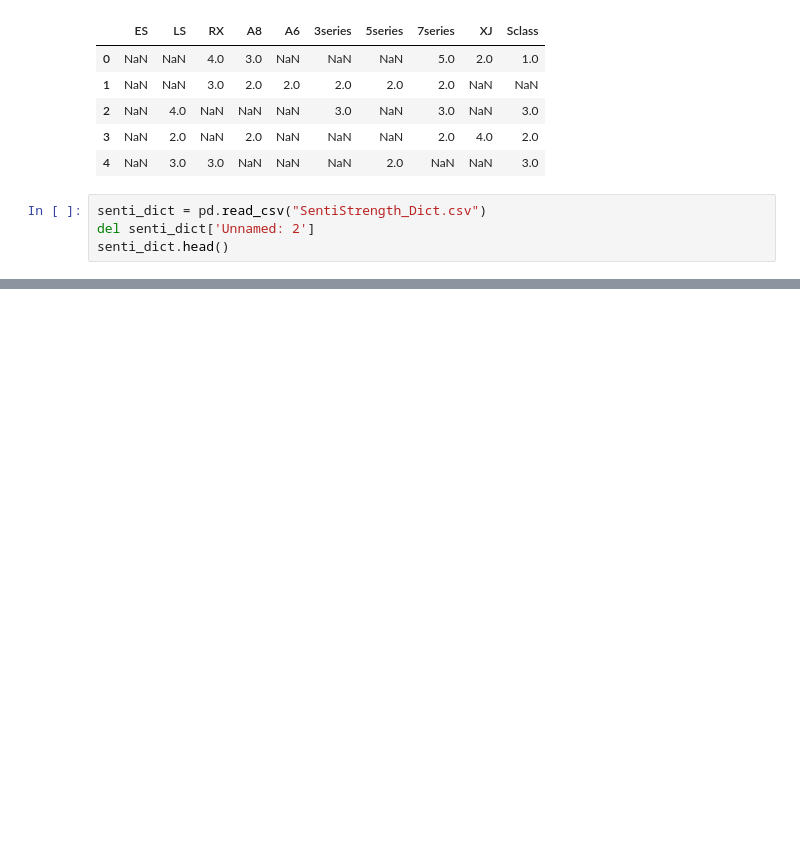
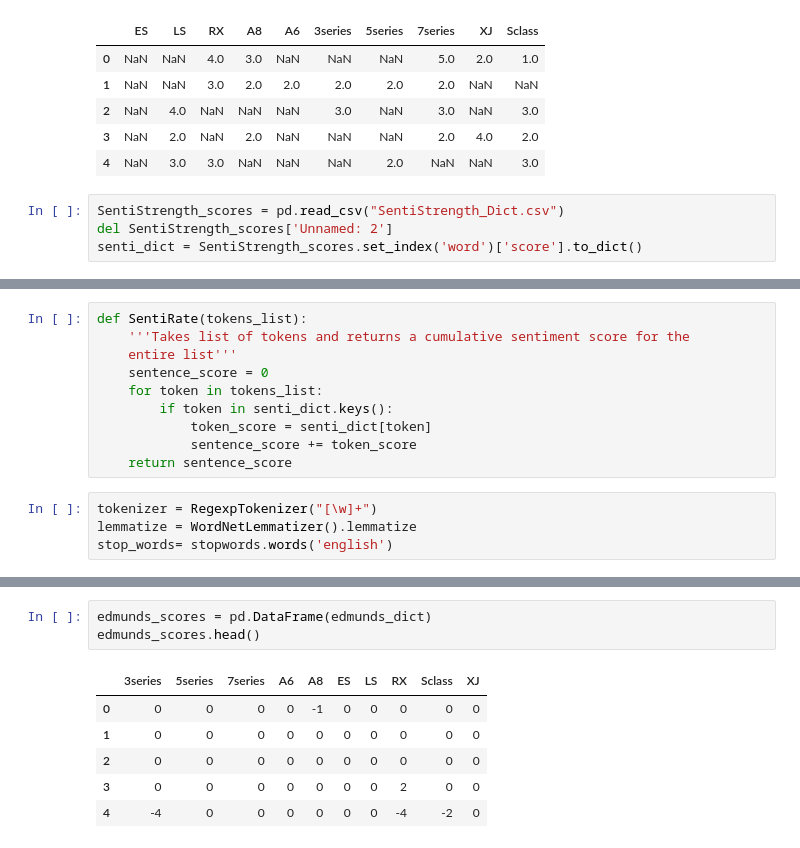
Before and after one commit to brbeckelman/MSBA-Class, a Jupyter notebook: Assignment3/Assignment3_C.ipynb, the cells around one changed output, grey strips where cells are left out. Drawn from its saved outputs; the diff is of its cells as text; blank space fills up the shorter version.

```diff
--- a/Assignment3/Assignment3_C.ipynb
+++ b/Assignment3/Assignment3_C.ipynb
@@ -14,6 +25,6 @@ senti_scores.head()
 | 3 | NaN | 2.0 | NaN | 2.0 | NaN | NaN | NaN | 2.0 | 4.0 | 2.0 |
 | 4 | NaN | 3.0 | 3.0 | NaN | NaN | NaN | 2.0 | NaN | NaN | 3.0 |
 # %%
-senti_dict = pd.read_csv("SentiStrength_Dict.csv")
-del senti_dict['Unnamed: 2']
-senti_dict.head()
+SentiStrength_scores = pd.read_csv("SentiStrength_Dict.csv")
+del SentiStrength_scores['Unnamed: 2']
+senti_dict = SentiStrength_scores.set_index('word')['score'].to_dict()
@@ -27,3 +51,17 @@ senti_dict.head()
+# %%
+def SentiRate(tokens_list):
+    '''Takes list of tokens and returns a cumulative sentiment score for the
+    entire list'''
+    sentence_score = 0
+    for token in tokens_list:
+        if token in senti_dict.keys():
+            token_score = senti_dict[token]
+            sentence_score += token_score
+    return sentence_score
+# %%
+tokenizer = RegexpTokenizer("[\w]+")
+lemmatize = WordNetLemmatizer().lemmatize
+stop_words= stopwords.words('english')
 # %%
 # Make list of models
 models = list(senti_scores.columns.values)
@@ -60,0 +89,10 @@ for review in edmunds_posts['Posts'].tolist():
+# %%
+edmunds_scores = pd.DataFrame(edmunds_dict)
+edmunds_scores.head()
+# %% [output]
+|  | 3series | 5series | 7series | A6 | A8 | ES | LS | RX | Sclass | XJ |
+| 0 | 0 | 0 | 0 | 0 | -1 | 0 | 0 | 0 | 0 | 0 |
+| 1 | 0 | 0 | 0 | 0 | 0 | 0 | 0 | 0 | 0 | 0 |
+| 2 | 0 | 0 | 0 | 0 | 0 | 0 | 0 | 0 | 0 | 0 |
+| 3 | 0 | 0 | 0 | 0 | 0 | 0 | 0 | 2 | 0 | 0 |
+| 4 | -4 | 0 | 0 | 0 | 0 | 0 | 0 | -4 | -2 | 0 |
```
Also changed, not shown: parts of 9 cells of this notebook.
